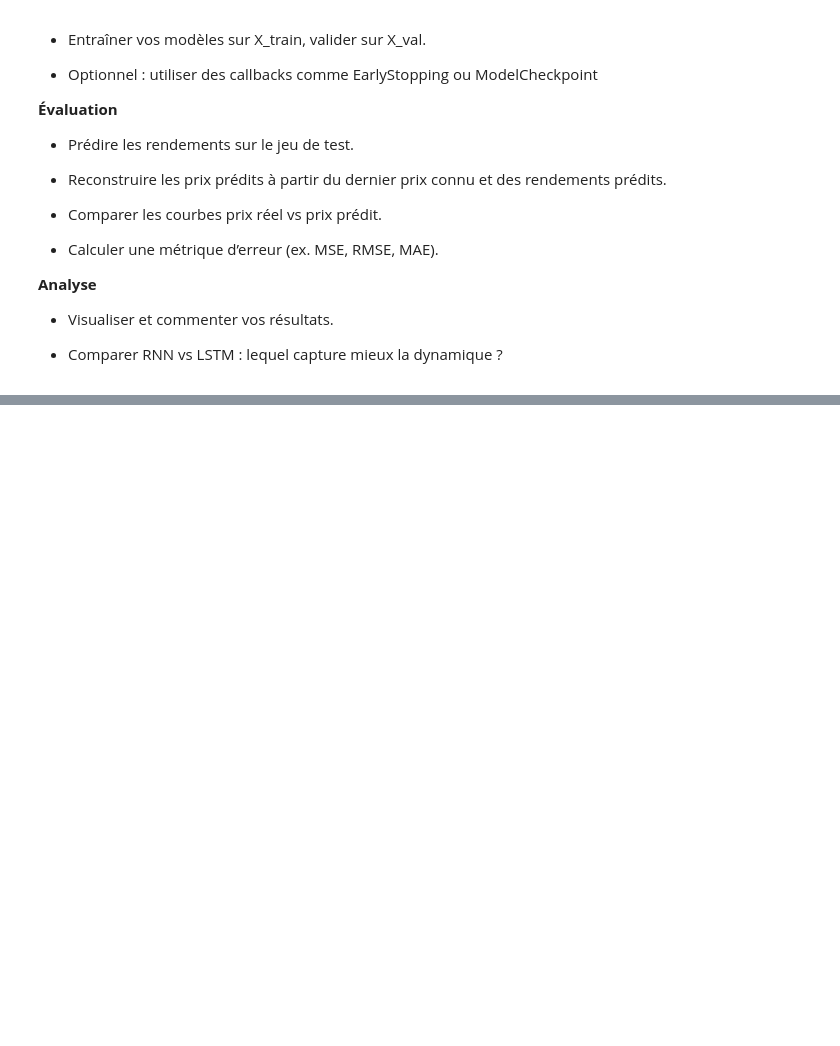
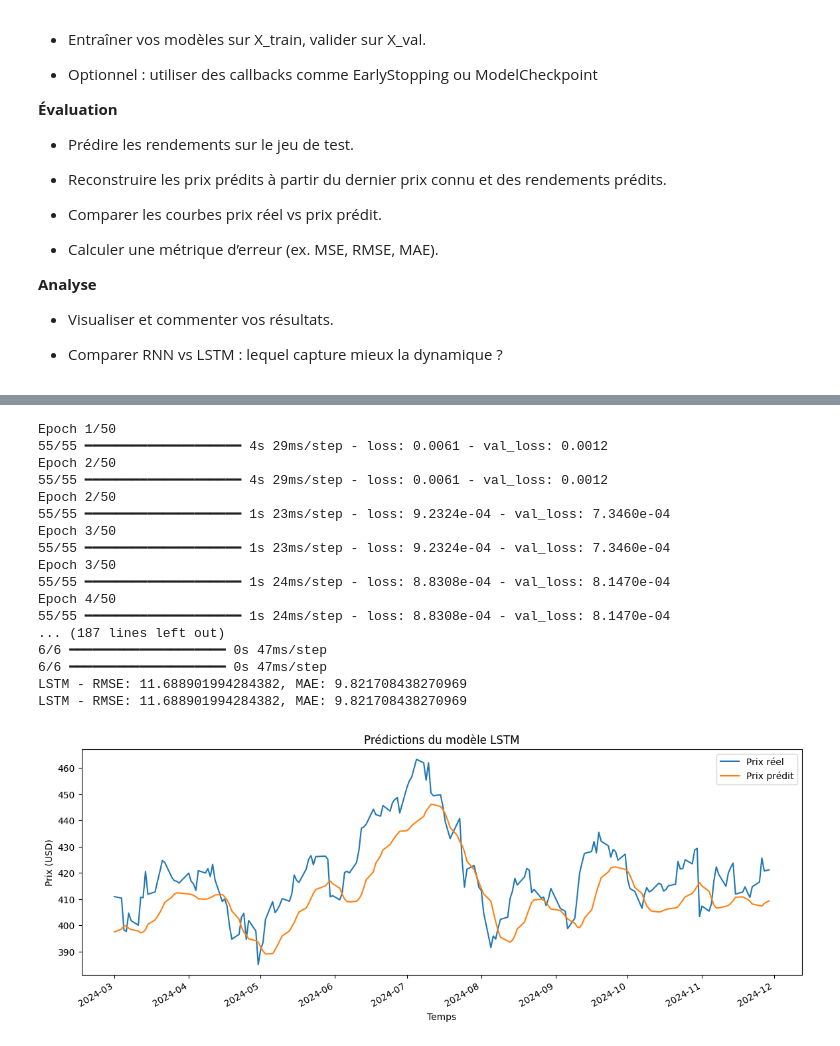
Before and after one commit to MaxmeRousseau/cours_ia, a Jupyter notebook: tp02/TP2_IA5.ipynb, the cells around one changed output, grey strips where cells are left out. Drawn from its saved outputs; the diff is of its cells as text; code cells hidden in the pictures; blank space fills up the shorter version.

```diff
--- a/tp02/TP2_IA5.ipynb
+++ b/tp02/TP2_IA5.ipynb
@@ -488,0 +638,23 @@ plt.show()
+# %%
+# Entraîner et évaluer le modèle LSTM
+lstm_model = build_lstm_model((X_train.shape[1], 1))
+lstm_preds_rescaled, _ = train_and_evaluate(lstm_model, X_train, y_train, X_test, y_test, "LSTM", test_dates=test_dates)
+# %% [output]
+Epoch 1/50
+55/55 ━━━━━━━━━━━━━━━━━━━━ 4s 29ms/step - loss: 0.0061 - val_loss: 0.0012
+Epoch 2/50
+55/55 ━━━━━━━━━━━━━━━━━━━━ 4s 29ms/step - loss: 0.0061 - val_loss: 0.0012
+Epoch 2/50
+55/55 ━━━━━━━━━━━━━━━━━━━━ 1s 23ms/step - loss: 9.2324e-04 - val_loss: 7.3460e-04
+Epoch 3/50
+55/55 ━━━━━━━━━━━━━━━━━━━━ 1s 23ms/step - loss: 9.2324e-04 - val_loss: 7.3460e-04
+Epoch 3/50
+55/55 ━━━━━━━━━━━━━━━━━━━━ 1s 24ms/step - loss: 8.8308e-04 - val_loss: 8.1470e-04
+Epoch 4/50
+55/55 ━━━━━━━━━━━━━━━━━━━━ 1s 24ms/step - loss: 8.8308e-04 - val_loss: 8.1470e-04
+... (187 lines left out)
+6/6 ━━━━━━━━━━━━━━━━━━━━ 0s 47ms/step
+6/6 ━━━━━━━━━━━━━━━━━━━━ 0s 47ms/step
+LSTM - RMSE: 11.688901994284382, MAE: 9.821708438270969
+LSTM - RMSE: 11.688901994284382, MAE: 9.821708438270969
+[figure, added]
```
Also changed, not shown: parts of 7 cells of this notebook.
